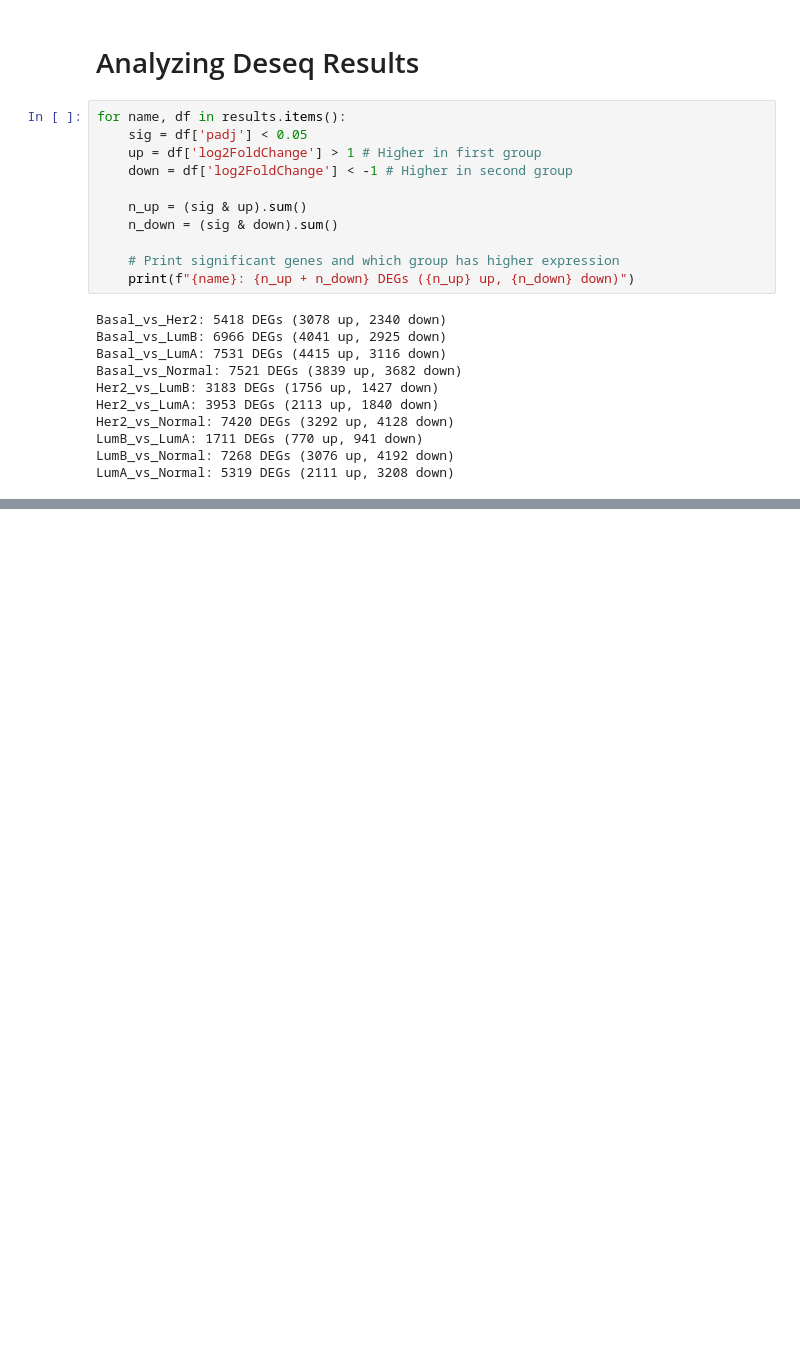
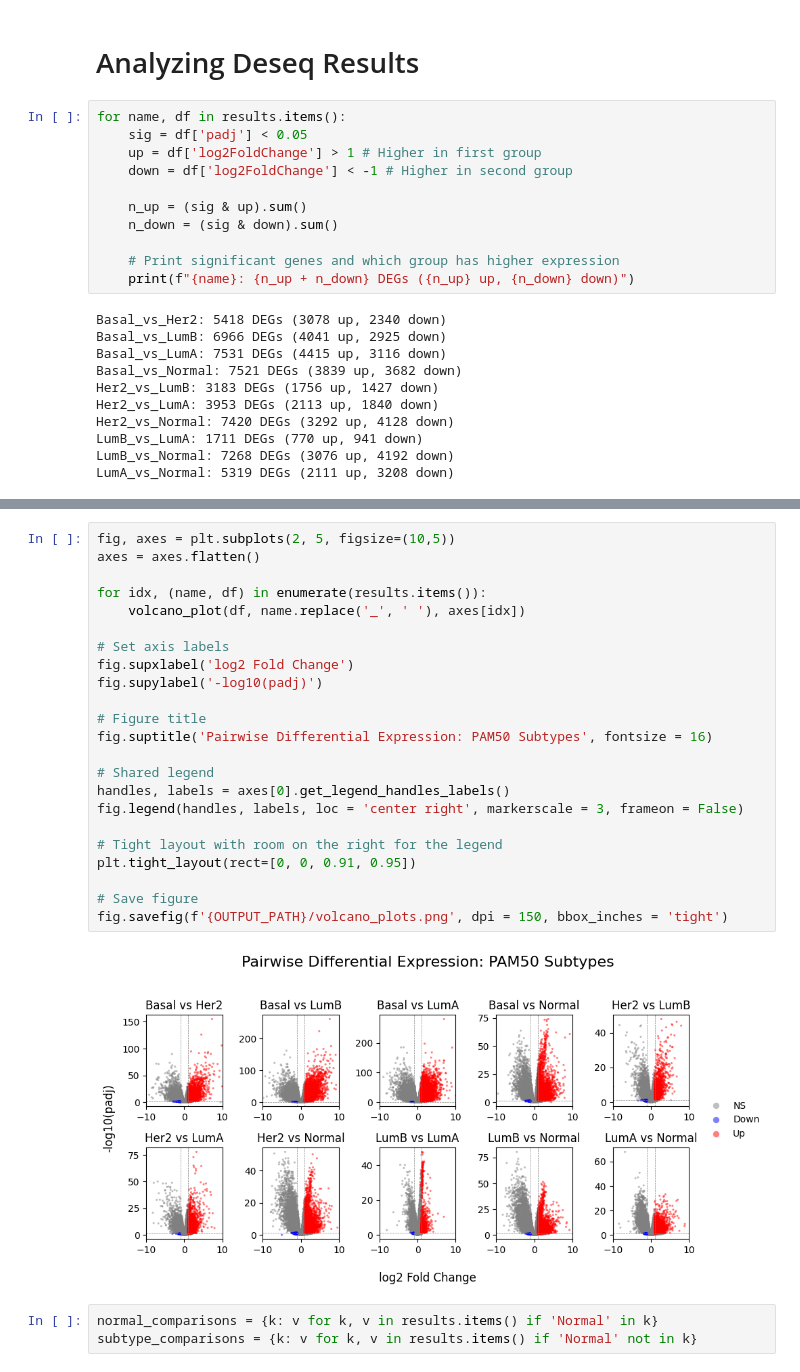
Before and after one commit to nshaw928/bioinformatics-project, a Jupyter notebook: notebooks/03_differential_expression.ipynb, the cells around one changed output, grey strips where cells are left out. Saved outputs shown, nothing was run; the diff lists cells and outputs as text; blank space fills up the shorter version.

Commit message:
volcano anlaysis

```diff
--- a/notebooks/03_differential_expression.ipynb
+++ b/notebooks/03_differential_expression.ipynb
@@ -256,0 +313,28 @@ LumA_vs_Normal: 5319 DEGs (2111 up, 3208 down)
+# %%
+fig, axes = plt.subplots(2, 5, figsize=(10,5))
+axes = axes.flatten()
+
+for idx, (name, df) in enumerate(results.items()):
+    volcano_plot(df, name.replace('_', ' '), axes[idx])
+
+# Set axis labels
+fig.supxlabel('log2 Fold Change')
+fig.supylabel('-log10(padj)')
+
+# Figure title
+fig.suptitle('Pairwise Differential Expression: PAM50 Subtypes', fontsize = 16)
+
+# Shared legend
+handles, labels = axes[0].get_legend_handles_labels()
+fig.legend(handles, labels, loc = 'center right', markerscale = 3, frameon = False)
+
+# Tight layout with room on the right for the legend
+plt.tight_layout(rect=[0, 0, 0.91, 0.95])
+
+# Save figure
+fig.savefig(f'{OUTPUT_PATH}/volcano_plots.png', dpi = 150, bbox_inches = 'tight')
+# %% [output]
+[figure, added]
+# %%
+normal_comparisons = {k: v for k, v in results.items() if 'Normal' in k}
+subtype_comparisons = {k: v for k, v in results.items() if 'Normal' not in k}
```
Also changed, not shown: parts of 8 cells of this notebook, 4 other files.
